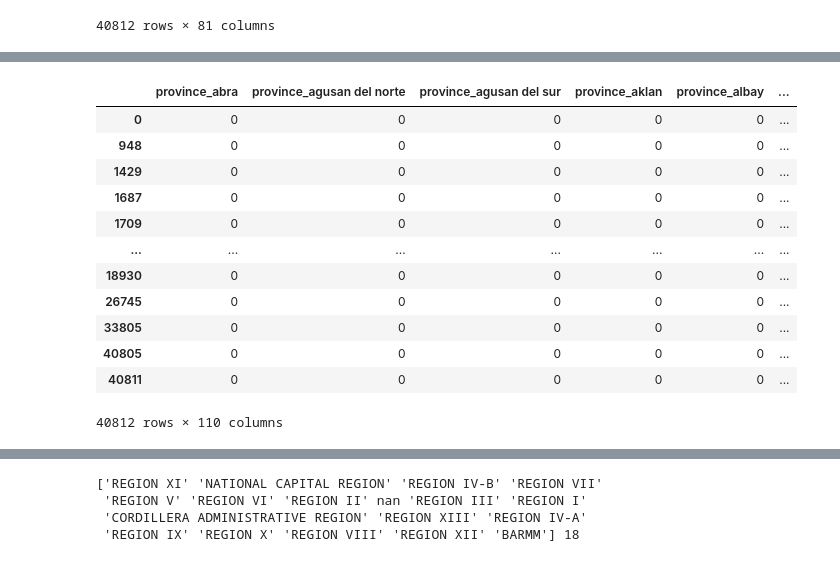
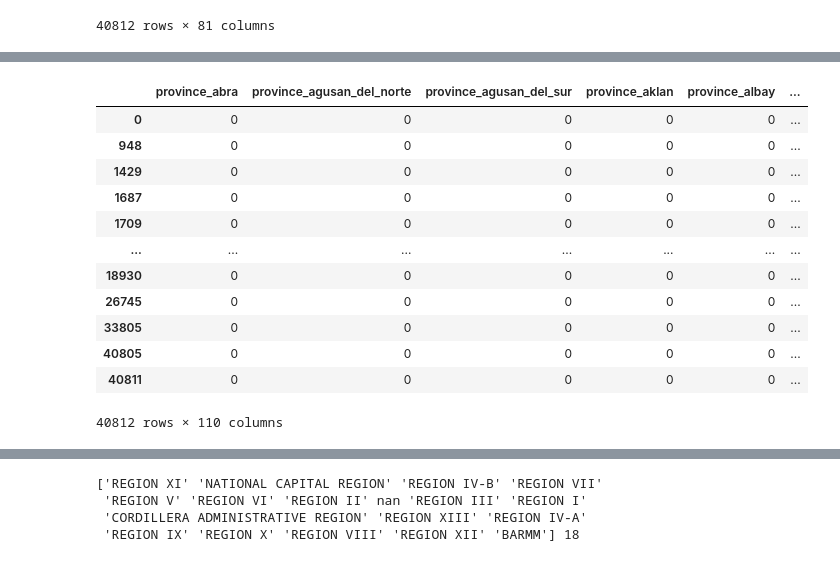
Before and after one commit to kgreyy/18th-congress-dataset, a Jupyter notebook: congress_dataset.ipynb, the cells around one changed output, grey strips where cells are left out. Saved outputs shown, nothing was run; the diff lists cells and outputs as text; code cells hidden in the pictures.

Commit message:
Rename province columns to be underscore delimited

```diff
--- a/congress_dataset.ipynb
+++ b/congress_dataset.ipynb
@@ -460,10 +460,10 @@ print(bill_to_author_df.province.unique(), len(bill_to_author_df.province.unique
  'Abra' 'Davao Occidental' 'Southern Leyte' 'Guimaras' 'San Juan City'
  'Davao del Sur' 'Tawi-Tawi'] 111
 # %%
-cols = pd.get_dummies(bill_to_author_df['province'].str.lower().replace(' ', '_'), prefix='province')
+cols = pd.get_dummies(bill_to_author_df['province'].str.lower().str.replace(' ', '_'), prefix='province')
 cols
 # %% [output]
-|  | province_abra | province_agusan del norte | province_agusan del sur | province_aklan | province_albay | ... |
+|  | province_abra | province_agusan_del_norte | province_agusan_del_sur | province_aklan | province_albay | ... |
 | 0 | 0 | 0 | 0 | 0 | 0 | ... |
 | 948 | 0 | 0 | 0 | 0 | 0 | ... |
 | 1429 | 0 | 0 | 0 | 0 | 0 | ... |
```
Also changed, not shown: parts of 3 cells of this notebook, 1 other file.
